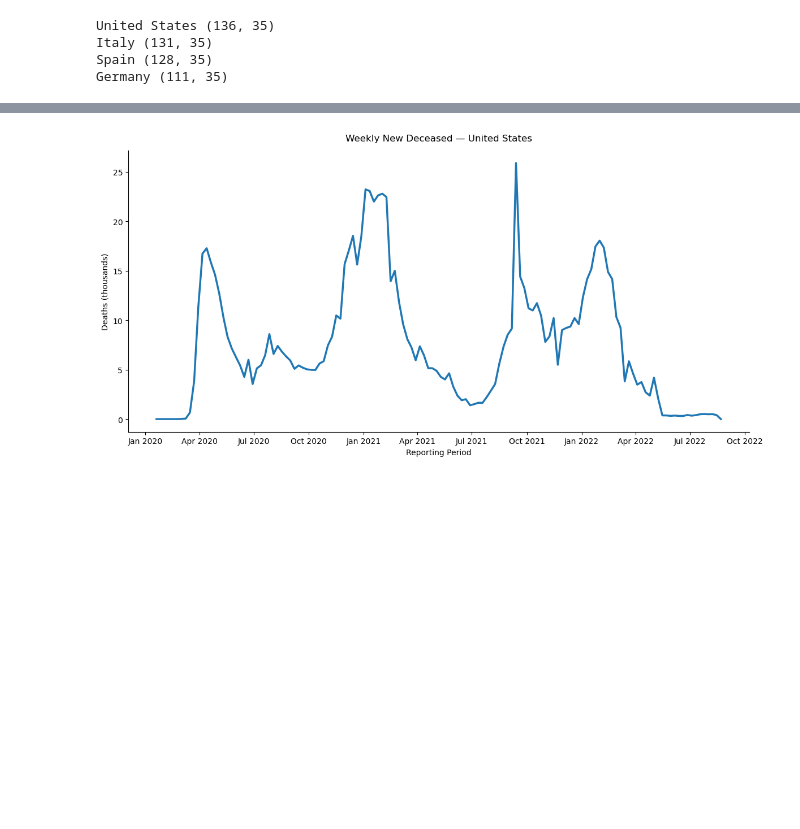
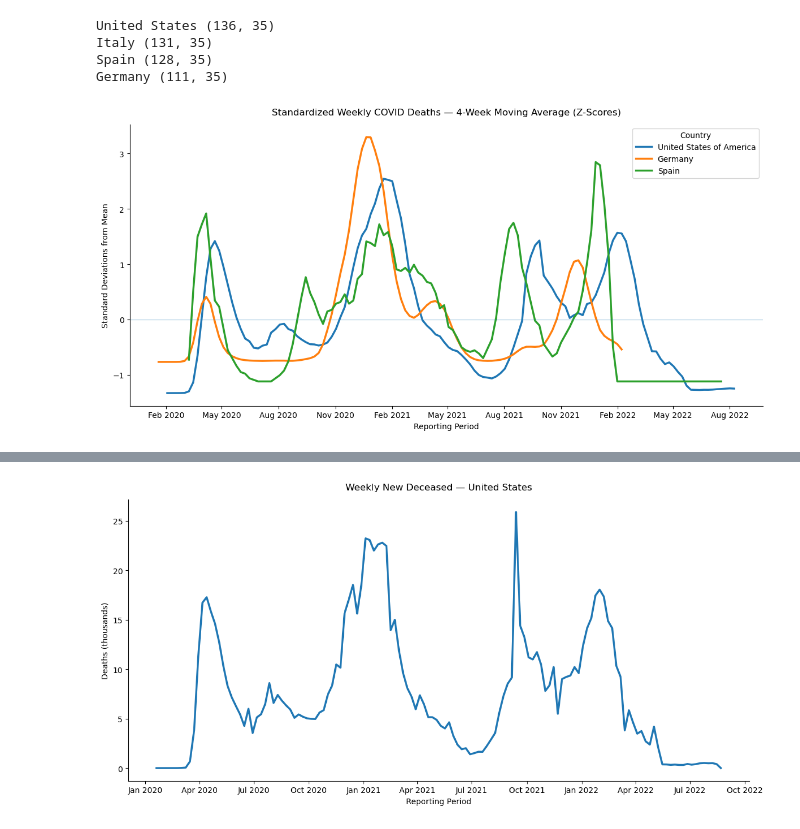
Before and after one commit to ginzee/Messy_Data_Forecasting_Covid, a Jupyter notebook: notebooks/final_analysis.ipynb, the cells around one changed output, grey strips where cells are left out. Drawn from its saved outputs; the diff is of its cells as text; code cells hidden in the pictures; blank space fills up the shorter version.

Commit message:
Finalize COVID mortality forecasting case study with standardized trends and seasonal modeling

```diff
--- a/notebooks/final_analysis.ipynb
+++ b/notebooks/final_analysis.ipynb
@@ -60,3 +79,76 @@ United States (136, 35)
 Italy (131, 35)
 Spain (128, 35)
 Germany (111, 35)
+# %%
+# --------------------------------------------
+# Standardized (Z-score) COVID deaths trends
+# using a 4-week moving average (MA4)
+# --------------------------------------------
+
+countries = ["United States of America", "Germany", "Spain"]
+
+# 1) Ensure datetime
+df = df.copy()
+df["week_start"] = pd.to_datetime(df["week_start"], errors="coerce")
+
+# 2) Weekly aggregation (deaths)
+weekly = (
+    df.loc[df["country_name"].isin(countries)]
+      .dropna(subset=["week_start", "new_deceased"])
+      .assign(new_deceased=pd.to_numeric(df["new_deceased"], errors="coerce"))
+      .dropna(subset=["new_deceased"])
+      .loc[np.isfinite(df["new_deceased"])]
+      .groupby(["country_name", "week_start"], as_index=False)["new_deceased"]
+      .sum()
+      .sort_values("week_start")
+)
+
+# 3) Pivot wide: one column per country
+wide = (
+    weekly.pivot(index="week_start", columns="country_name", values="new_deceased")
+          .sort_index()
+)
+
+# 4) 4-week moving average per country (smooth first)
+wide_ma4 = wide.rolling(window=4, center=True).mean()
+
+# Optional: drop rows where all countries are NaN after rolling
+wide_ma4 = wide_ma4.dropna(how="all")
+
+# 5) Z-score standardization per country (compare trends, not magnitudes)
+z_scored_ma4 = (wide_ma4 - wide_ma4.mean()) / wide_ma4.std()
+
+# 6) Plot (clean styling)
+fig, ax = plt.subplots(figsize=(12, 6))
+
+for c in countries:
+    if c in z_scored_ma4.columns:
+        ax.plot(
+            z_scored_ma4.index,
+            z_scored_ma4[c],
+            linewidth=2.5,
+            label=c
+        )
+
+# Reference line at mean (0)
+ax.axhline(0, linewidth=1, alpha=0.3)
+
+ax.set_title("Standardized Weekly COVID Deaths — 4-Week Moving Average (Z-Scores)", pad=12)
+ax.set_xlabel("Reporting Period")
+ax.set_ylabel("Standard Deviations from Mean")
+
+# Month + Year ticks
+ax.xaxis.set_major_locator(mdates.MonthLocator(interval=3))
+ax.xaxis.set_major_formatter(mdates.DateFormatter("%b %Y"))
+
+# Styling cleanup
+ax.grid(False)
+ax.spines["top"].set_visible(False)
+ax.spines["right"].set_visible(False)
+
+ax.legend(title="Country", loc="upper right")
+
+plt.tight_layout()
+plt.show()
+# %% [output]
+[figure, added]
```
Also changed, not shown: parts of 88 cells of this notebook, 11 other files.
